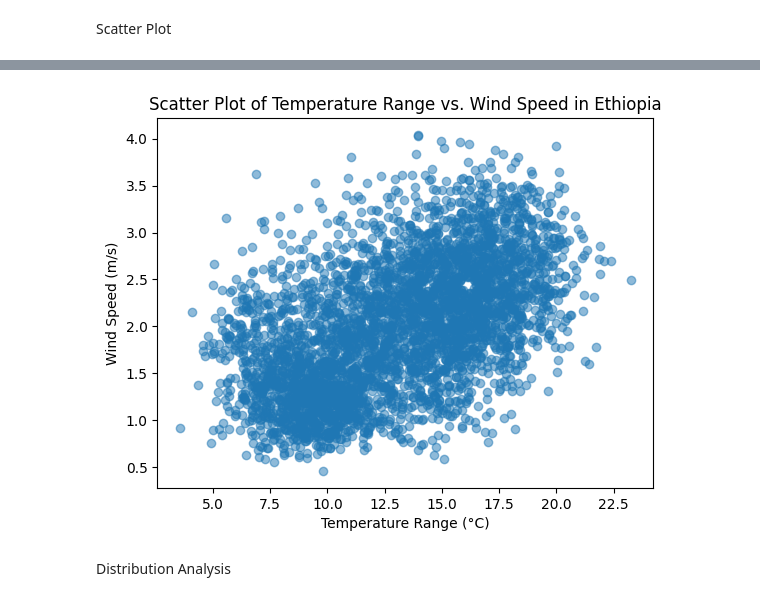
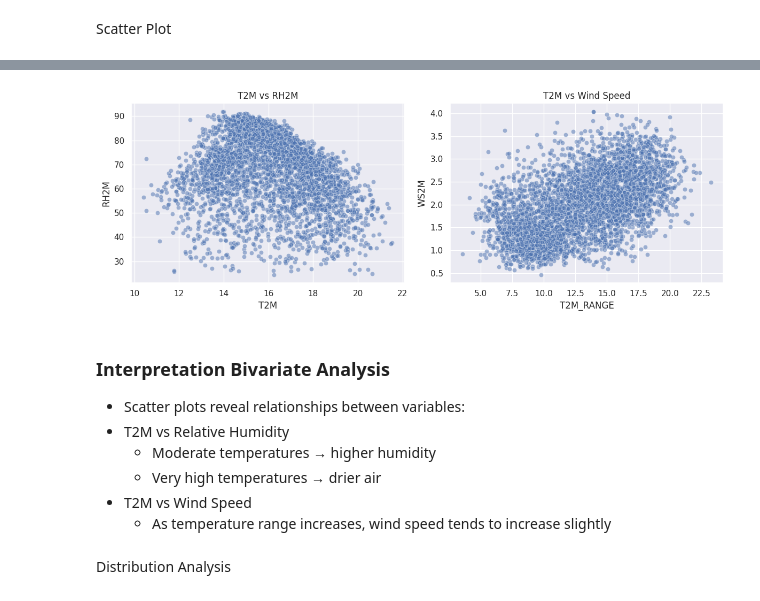
Before and after one commit to tibarekb/climate-challenge-week0, a Jupyter notebook: notebooks/ethiopia_eda.ipynb, the cells around one changed output, grey strips where cells are left out. Cells and saved outputs as stored; diff of their text form; code cells hidden in the pictures.

```diff
--- a/notebooks/ethiopia_eda.ipynb
+++ b/notebooks/ethiopia_eda.ipynb
@@ -194,11 +285,25 @@ plt.show()
-# %%
-plt.scatter(df_clean['T2M_RANGE'], df_clean['WS2M'], alpha=0.5)
-plt.title('Scatter Plot of Temperature Range vs. Wind Speed in Ethiopia')
-plt.xlabel('Temperature Range (°C)')
-plt.ylabel('Wind Speed (m/s)')
-plt.show()
-# %% [output]
-[figure, removed]
+# %%
+plt.figure(figsize=(12, 8))
+plt.subplot(2, 2, 1)
+sns.scatterplot(data=df_clean, x='T2M', y='RH2M', alpha=0.5)
+plt.title('T2M vs RH2M')
+
+plt.subplot(2, 2, 2)
+sns.scatterplot(data=df_clean, x='T2M_RANGE', y='WS2M', alpha=0.5)
+plt.title('T2M vs Wind Speed')
+
+plt.tight_layout()
+plt.show()
+# %% [output]
+[figure, added]
+# %% [markdown]
+### Interpretation Bivariate Analysis
+- Scatter plots reveal relationships between variables:
+- T2M vs Relative Humidity
+    - Moderate temperatures → higher humidity
+    - Very high temperatures → drier air
+- T2M vs Wind Speed
+    - As temperature range increases, wind speed tends to increase slightly
 # %% [markdown]
 Distribution Analysis
 # %%
```
Also changed, not shown: parts of 33 cells of this notebook.
